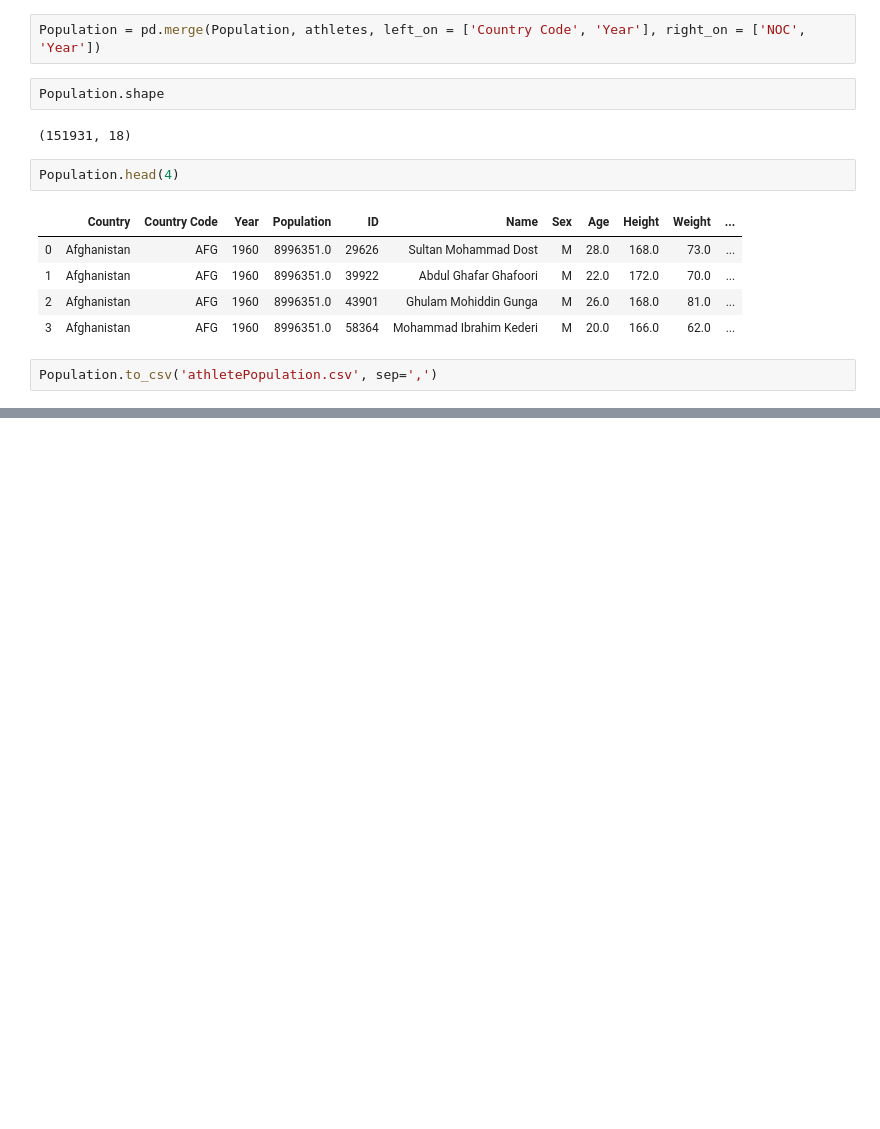
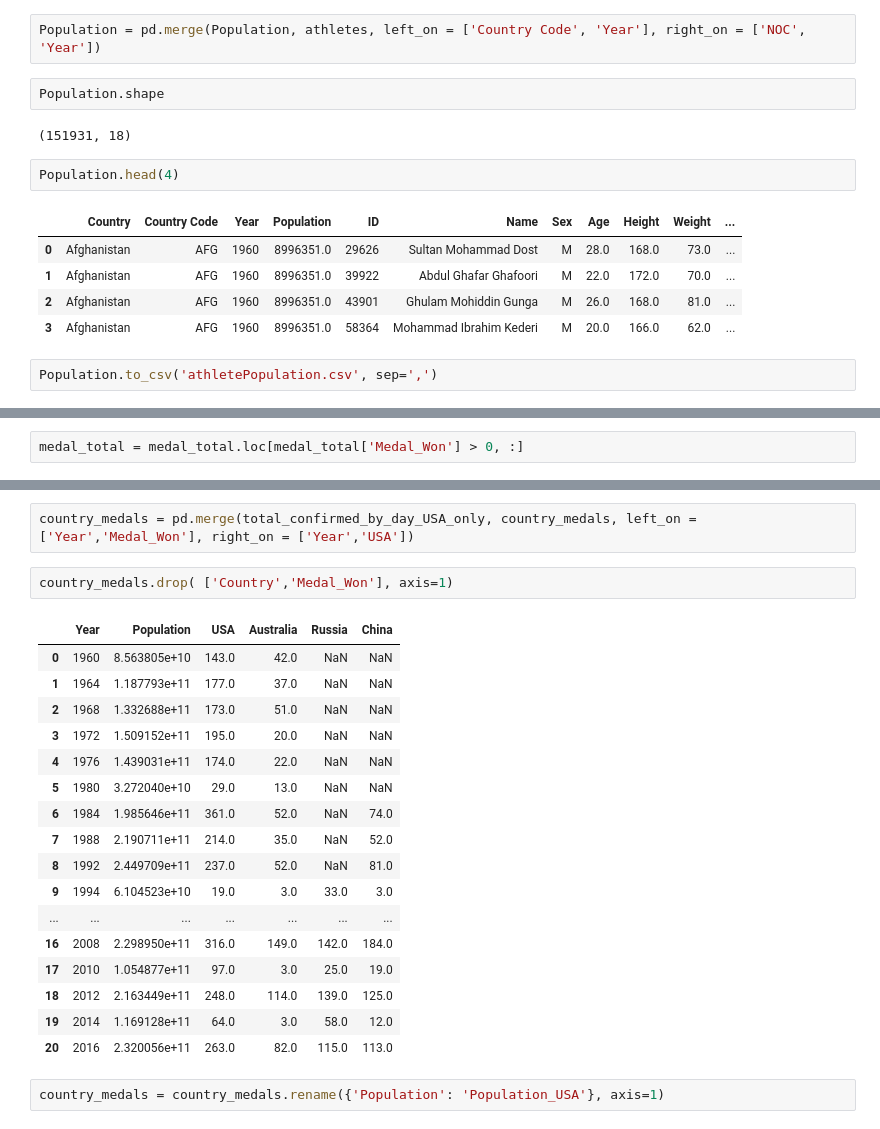
Before and after one commit to OMcPhillips/DataScienceInPracticeProject, a Jupyter notebook: population_athelet.ipynb, the cells around one changed output, grey strips where cells are left out. Cells and saved outputs as stored; diff of their text form; blank space fills up the shorter version.

```diff
--- a/population_athelet.ipynb
+++ b/population_athelet.ipynb
@@ -68,0 +153,2 @@ Population.to_csv('athletePopulation.csv', sep=',')
+# %%
+medal_total = medal_total.loc[medal_total['Medal_Won'] > 0, :]
@@ -68,0 +228,24 @@ Population.to_csv('athletePopulation.csv', sep=',')
+# %%
+country_medals = pd.merge(total_confirmed_by_day_USA_only, country_medals, left_on = ['Year','Medal_Won'], right_on = ['Year','USA'])
+# %%
+country_medals.drop( ['Country','Medal_Won'], axis=1)
+# %% [output]
+|  | Year | Population | USA | Australia | Russia | China |
+| 0 | 1960 | 8.563805e+10 | 143.0 | 42.0 | NaN | NaN |
+| 1 | 1964 | 1.187793e+11 | 177.0 | 37.0 | NaN | NaN |
+| 2 | 1968 | 1.332688e+11 | 173.0 | 51.0 | NaN | NaN |
+| 3 | 1972 | 1.509152e+11 | 195.0 | 20.0 | NaN | NaN |
+| 4 | 1976 | 1.439031e+11 | 174.0 | 22.0 | NaN | NaN |
+| 5 | 1980 | 3.272040e+10 | 29.0 | 13.0 | NaN | NaN |
+| 6 | 1984 | 1.985646e+11 | 361.0 | 52.0 | NaN | 74.0 |
+| 7 | 1988 | 2.190711e+11 | 214.0 | 35.0 | NaN | 52.0 |
+| 8 | 1992 | 2.449709e+11 | 237.0 | 52.0 | NaN | 81.0 |
+| 9 | 1994 | 6.104523e+10 | 19.0 | 3.0 | 33.0 | 3.0 |
+| ... | ... | ... | ... | ... | ... | ... |
+| 16 | 2008 | 2.298950e+11 | 316.0 | 149.0 | 142.0 | 184.0 |
+| 17 | 2010 | 1.054877e+11 | 97.0 | 3.0 | 25.0 | 19.0 |
+| 18 | 2012 | 2.163449e+11 | 248.0 | 114.0 | 139.0 | 125.0 |
+| 19 | 2014 | 1.169128e+11 | 64.0 | 3.0 | 58.0 | 12.0 |
+| 20 | 2016 | 2.320056e+11 | 263.0 | 82.0 | 115.0 | 113.0 |
+# %%
+country_medals = country_medals.rename({'Population': 'Population_USA'}, axis=1)
```
Also changed, not shown: parts of 21 cells of this notebook, 1 other file.
